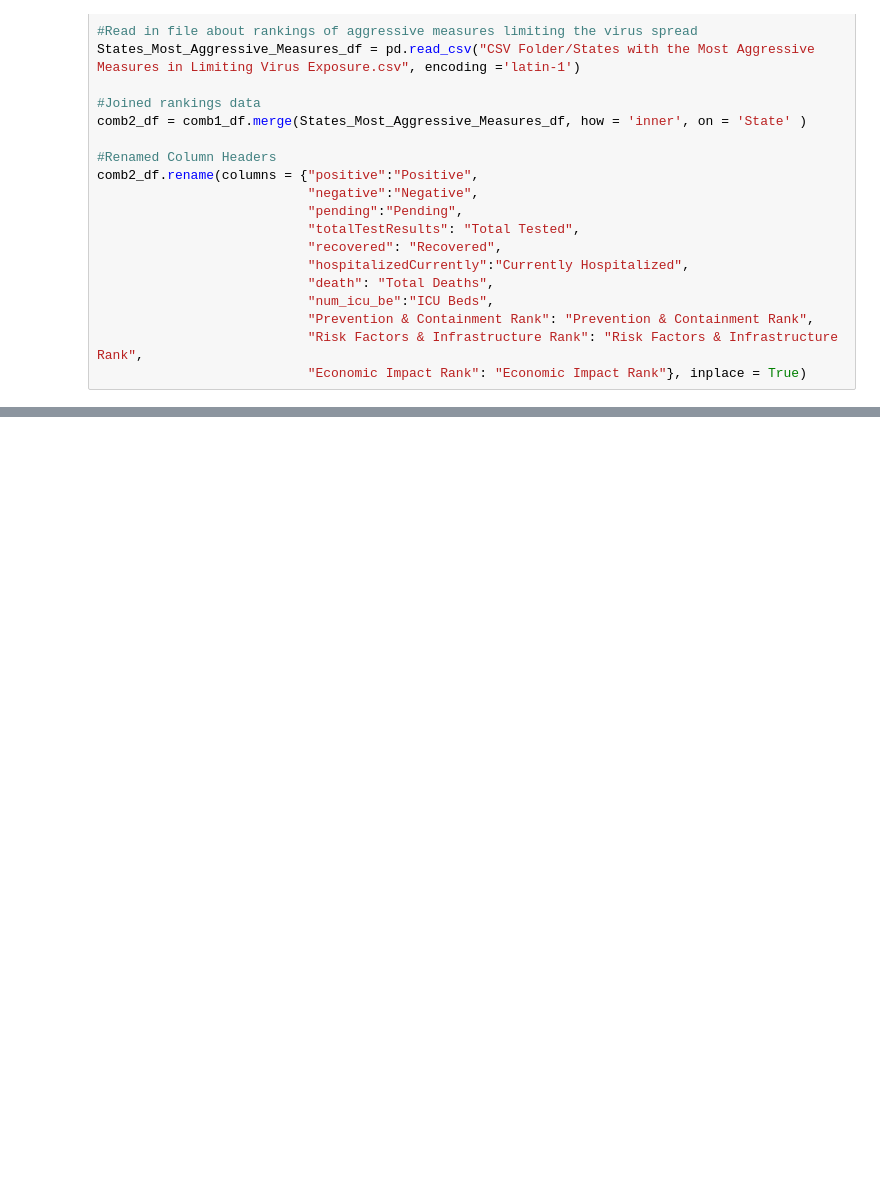
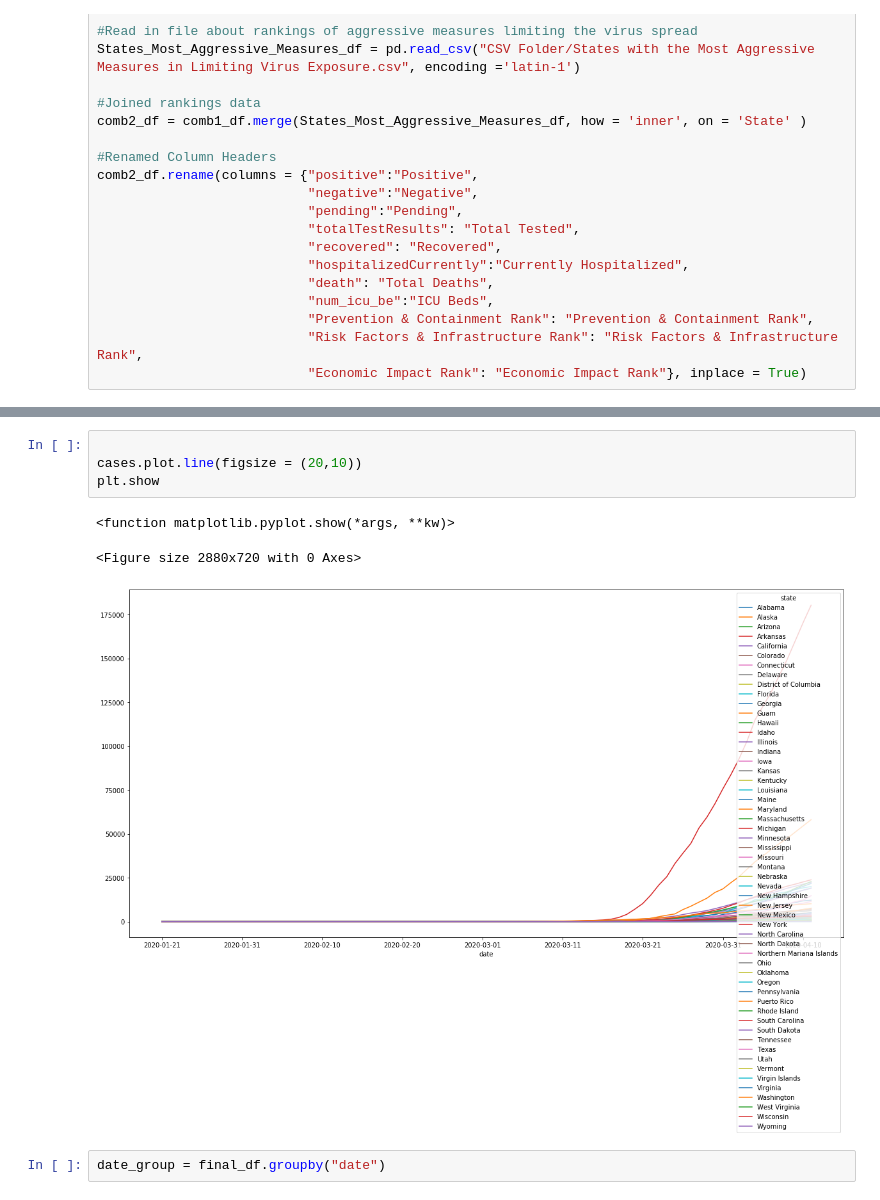
Before and after one commit to lmstevens/Group_Project_1, a Jupyter notebook: Jimmy_Graphics.ipynb, the cells around one changed output, grey strips where cells are left out. Cells and saved outputs as stored; diff of their text form; blank space fills up the shorter version.

```diff
--- a/Jimmy_Graphics.ipynb
+++ b/Jimmy_Graphics.ipynb
@@ -169,0 +176,10 @@ plt.tight_layout()
+# %%
+
+cases.plot.line(figsize = (20,10))
+plt.show
+# %% [output]
+<function matplotlib.pyplot.show(*args, **kw)>
+<Figure size 2880x720 with 0 Axes>
+[figure, added]
+# %%
+date_group = final_df.groupby("date")
```
Also changed, not shown: parts of 16 cells of this notebook.
